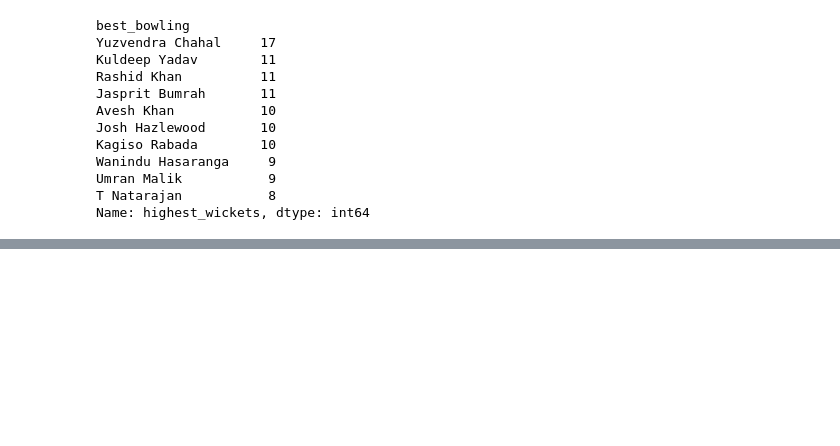
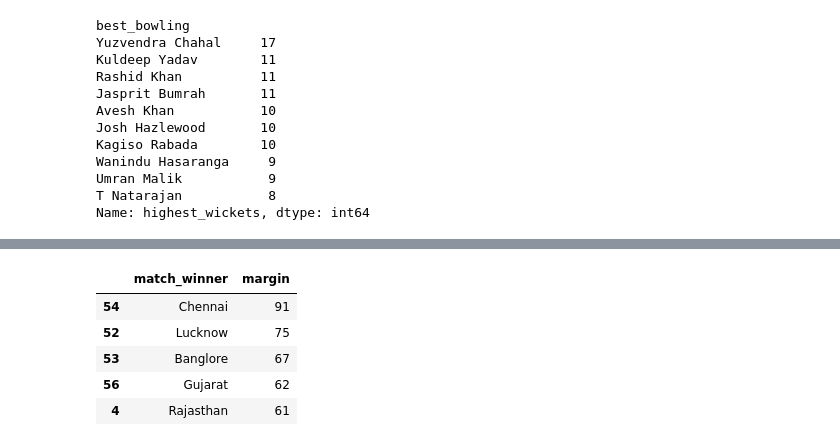
Before and after one commit to waseem-development/AI-NAVTTC, a Jupyter notebook: Data Visualization/ipl_2022_project/project.ipynb, the cells around one changed output, grey strips where cells are left out. Saved outputs shown, nothing was run; the diff lists cells and outputs as text; code cells hidden in the pictures; blank space fills up the shorter version.

```diff
--- a/Data Visualization/ipl_2022_project/project.ipynb
+++ b/Data Visualization/ipl_2022_project/project.ipynb
@@ -409,0 +433,10 @@ fig.show()
+# %%
+win_by_runs_margin = df[df['won_by'] == 'Runs'].sort_values(by='margin', ascending=False).head(5)[['match_winner', 'margin']]
+win_by_runs_margin
+# %% [output]
+|  | match_winner | margin |
+| 54 | Chennai | 91 |
+| 52 | Lucknow | 75 |
+| 53 | Banglore | 67 |
+| 56 | Gujarat | 62 |
+| 4 | Rajasthan | 61 |
```
Also changed, not shown: parts of 10 cells of this notebook.
